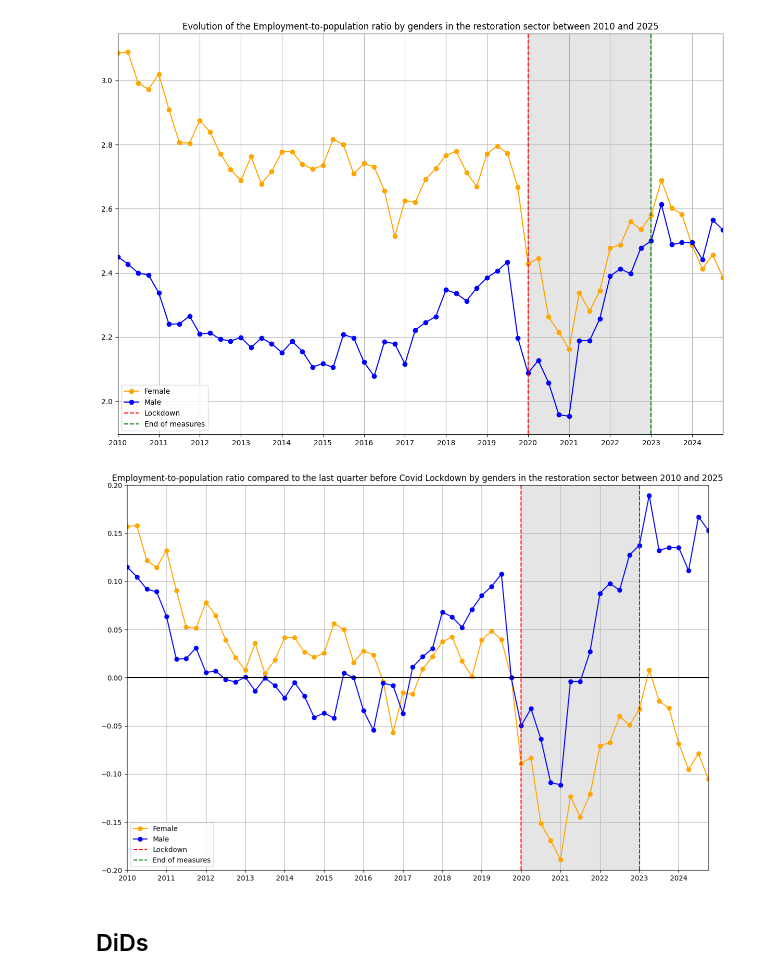
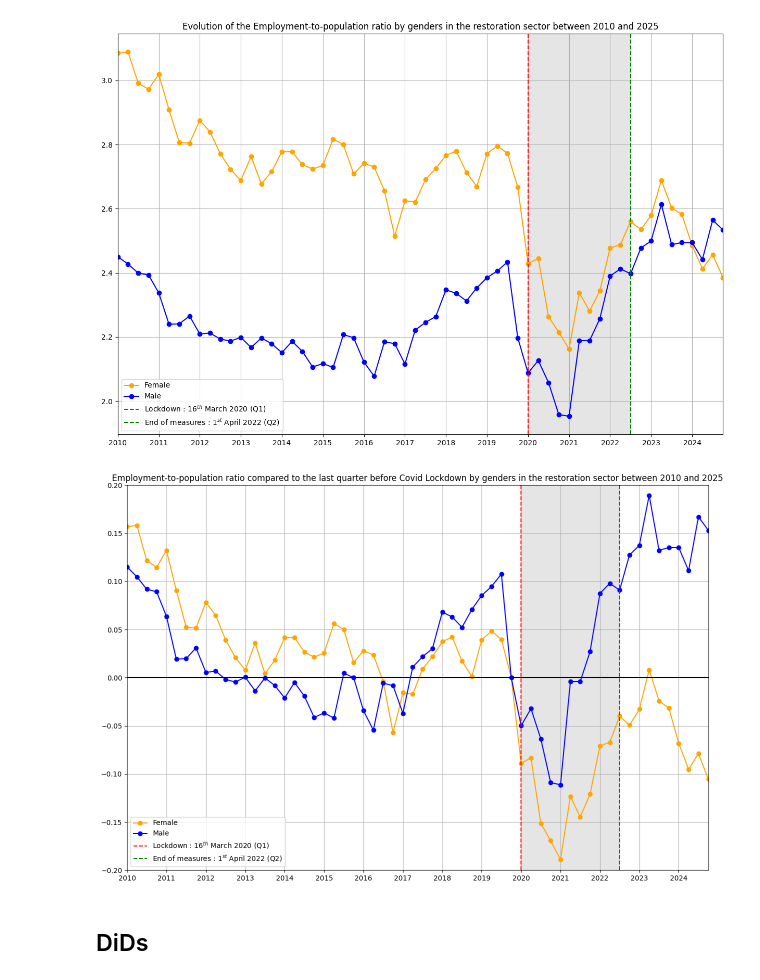
Before and after one commit to Ildsjel-EPFL/MGT-499, a Jupyter notebook: DiD.ipynb, the cells around one changed output. Cells and saved outputs as stored; diff of their text form; code cells hidden in the pictures.

```diff
--- a/DiD.ipynb
+++ b/DiD.ipynb
@@ -50,6 +50,10 @@ def create_specific_quarter_dummies(df : pd.DataFrame, year : int, quarter : int
     df[f"Y{year}Q{quarter}"] = dummy_list
     return df
 
+def create_before_lockdown_dummies(df : pd.DataFrame) -> pd.DataFrame:
+    df["Before_Lockdown"] = [1 if i<80 else 0 for i in range(df.shape[0])]
+    return df
+
 def create_lockdown_dummies(df : pd.DataFrame, include_after : bool = False) -> pd.DataFrame:
     indexes = [i for i in range(80, 98)]
     if include_after:
@@ -60,11 +64,28 @@ def create_lockdown_dummies(df : pd.DataFrame, include_after : bool = False) ->
     df[f"{"After_" if include_after else "During_"}Lockdown"] = dummy_list
     return df
 
+def create_not_lockdown_dummies(df : pd.DataFrame) -> pd.DataFrame:
+    indexes = [i for i in range(80, 98)]
+    indexes.extend([100, 101])
+    dummy_list = [0 if i in indexes else 1 for i in range(df.shape[0])]
+    df["Not_Covid"] = dummy_list
+    return df
+
+def create_after_lockdown_dummies(df: pd.DataFrame) -> pd.DataFrame:
+    indexes_list = [98, 99]
+    indexes_list.extend(i for i in range(102, df.shape[0]))
+    dummy_list = [1 if i in indexes_list else 0 for i in range(df.shape[0])]
+    df["After_End_Measures"] = dummy_list
+    return df
+
 def dataframe_creator(url_restauration : str, url_population : str) -> pd.DataFrame:
     df = restauration_employement_to_population_ratio(url_restauration, url_population)
     df = create_quarter_dummies(df)
+    df = create_before_lockdown_dummies(df)
     df = create_lockdown_dummies(df)
+    df = create_not_lockdown_dummies(df)
     df = create_lockdown_dummies(df, True)
+    df = create_after_lockdown_dummies(df)
     for year, quarter in zip([2019, 2019, 2019, 2019, 2022, 2022, 2023, 2023], [4, 3, 2, 1, 3, 4, 1, 2]):
         df = create_specific_quarter_dummies(df, year, quarter)
     return df
@@ -88,19 +109,19 @@ df
 # %%
 time = np.linspace(0, 59, 60)
 fig, ax = plt.subplots(figsize=(15, 10))
 ax.plot(time, df.loc[df["Female"]==1, "Employment-to-population Ratio [%]"], c="orange", marker="o", label="Female")
 ax.plot(time, df.loc[df["Female"]==0, "Employment-to-population Ratio [%]"], c="blue", marker="o", label="Male")
-ax.axvline(40, c="r", ls="--", label="Lockdown")
-ax.axvline(52, c="green", ls="--", label="End of measures")
-ax.axvspan(40, 52, color="grey", alpha=0.2)
+ax.axvline(40, c="r", ls="--", label="Lockdown : $16^{th}$ March 2020 (Q1)")
+ax.axvline(50, c="green", ls="--", label="End of measures : $1^{st}$ April 2022 (Q2)")
+ax.axvspan(40, 50, color="grey", alpha=0.2)
 plt.xlim(0, 59)
 plt.xticks([i for i in time if i%4==0], labels=[f"20{10+i}" for i in range(15) for j in range(4) if j==0])
 plt.legend()
 plt.grid()
 plt.title("Evolution of the Employment-to-population ratio by genders in the restoration sector between 2010 and 2025")
 plt.show()
 # %% [output]
-[figure, old version]
+[figure, new version]
 # %%
 before_covid_female = df.iloc[75, 2]
 before_covid_male = df.iloc[79, 2]
@@ -109,9 +130,9 @@ time = np.linspace(0, 59, 60)
 fig, ax = plt.subplots(figsize=(15, 10))
 ax.plot(time, df.loc[df["Female"]==1, "Employment-to-population Ratio [%]"].to_numpy()/before_covid_female-1, c="orange", marker="o", label="Female")
 ax.plot(time, df.loc[df["Female"]==0, "Employment-to-population Ratio [%]"].to_numpy()/before_covid_male-1, c="blue", marker="o", label="Male")
-ax.axvline(40, c="r", ls="--", label="Lockdown")
-ax.axvline(52, c="green", ls="--", label="End of measures")
-ax.axvspan(40, 52, color="grey", alpha=0.2)
+ax.axvline(40, c="r", ls="--", label="Lockdown : $16^{th}$ March 2020 (Q1)")
+ax.axvline(50, c="green", ls="--", label="End of measures : $1^{st}$ April 2022 (Q2)")
+ax.axvspan(40, 50, color="grey", alpha=0.2)
 ax.hlines(0, xmin=0, xmax=59, color="k")
 plt.xlim(0, 59)
 plt.ylim(-0.2, 0.2)
@@ -121,7 +142,7 @@ plt.grid()
 plt.title("Employment-to-population ratio compared to the last quarter before Covid Lockdown by genders in the restoration sector between 2010 and 2025")
 plt.show()
 # %% [output]
-[figure, old version]
+[figure, new version]
 # %% [markdown]
 ## DiDs
 # %% [markdown]
```
Also changed, not shown: parts of 16 cells of this notebook.
